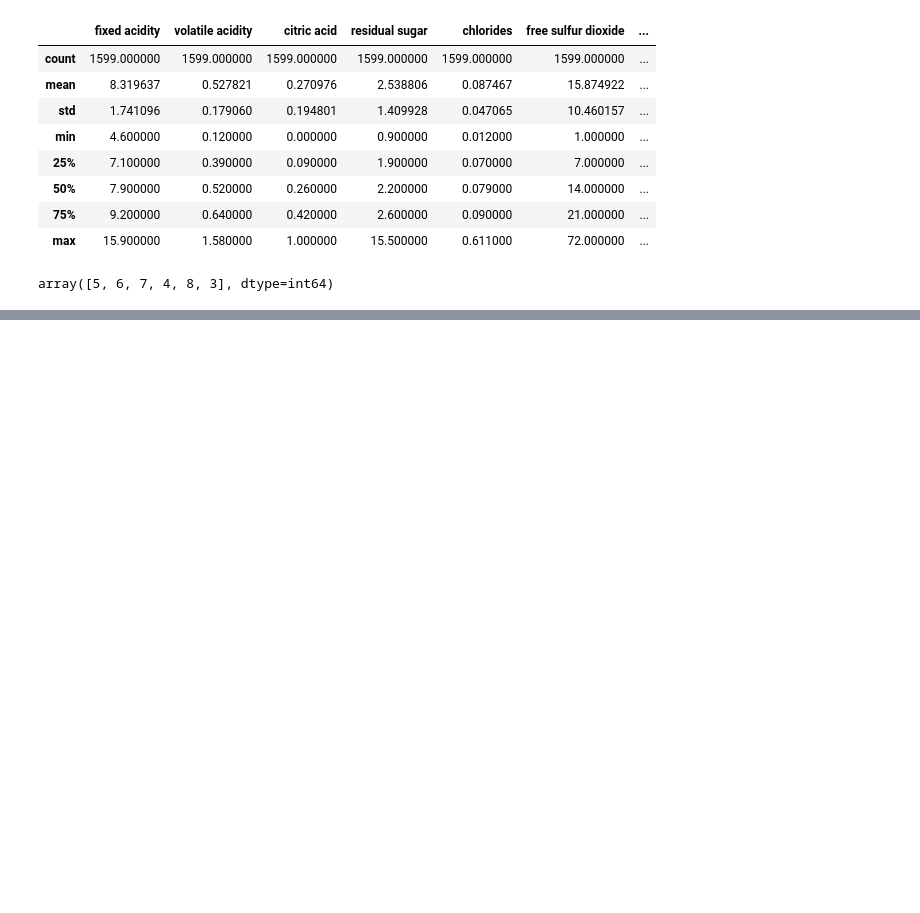
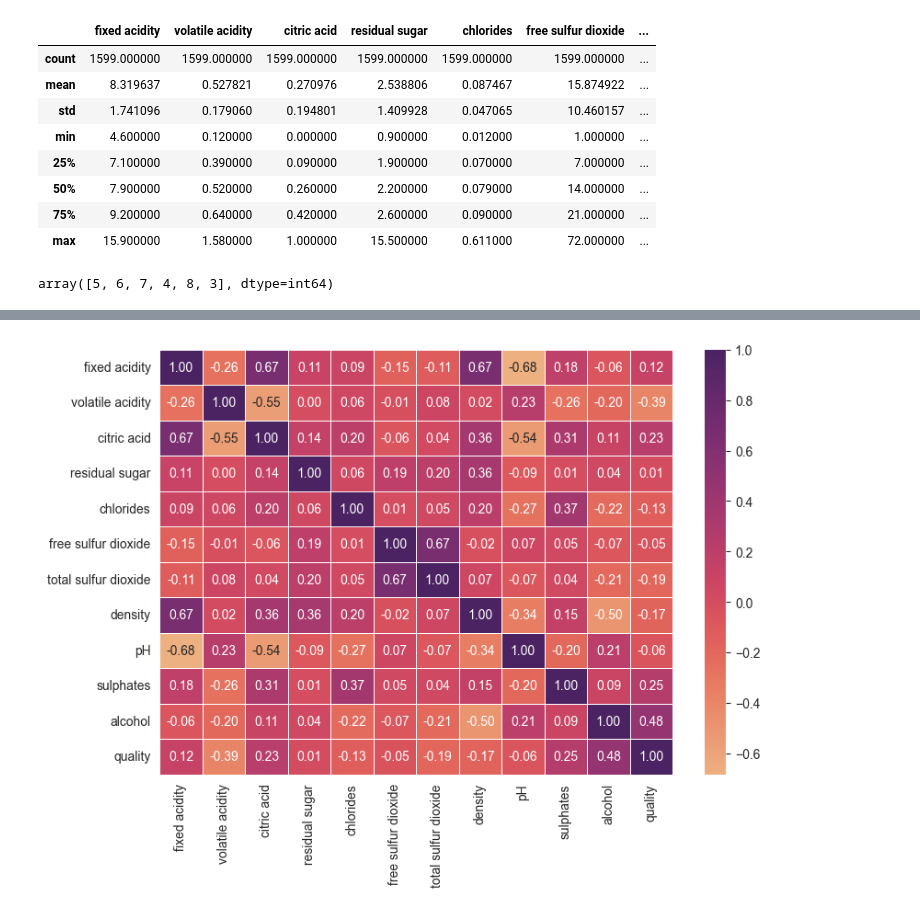
Before and after one commit to NimaPourmoradi/RedWineQuality, a Jupyter notebook: RedWineQuality.ipynb, the cells around one changed output, grey strips where cells are left out. Saved outputs shown, nothing was run; the diff lists cells and outputs as text; code cells hidden in the pictures; blank space fills up the shorter version.

```diff
--- a/RedWineQuality.ipynb
+++ b/RedWineQuality.ipynb
@@ -141,0 +189,7 @@ array([5, 6, 7, 4, 8, 3], dtype=int64)
+# %%
+corr = data.corr()
+plt.figure(figsize=(9, 6))
+sns.heatmap(corr, annot=True, fmt='.2f', linewidth=.5, cmap='flare')
+plt.show()
+# %% [output]
+[figure, added]
```
Also changed, not shown: parts of 10 cells of this notebook.
